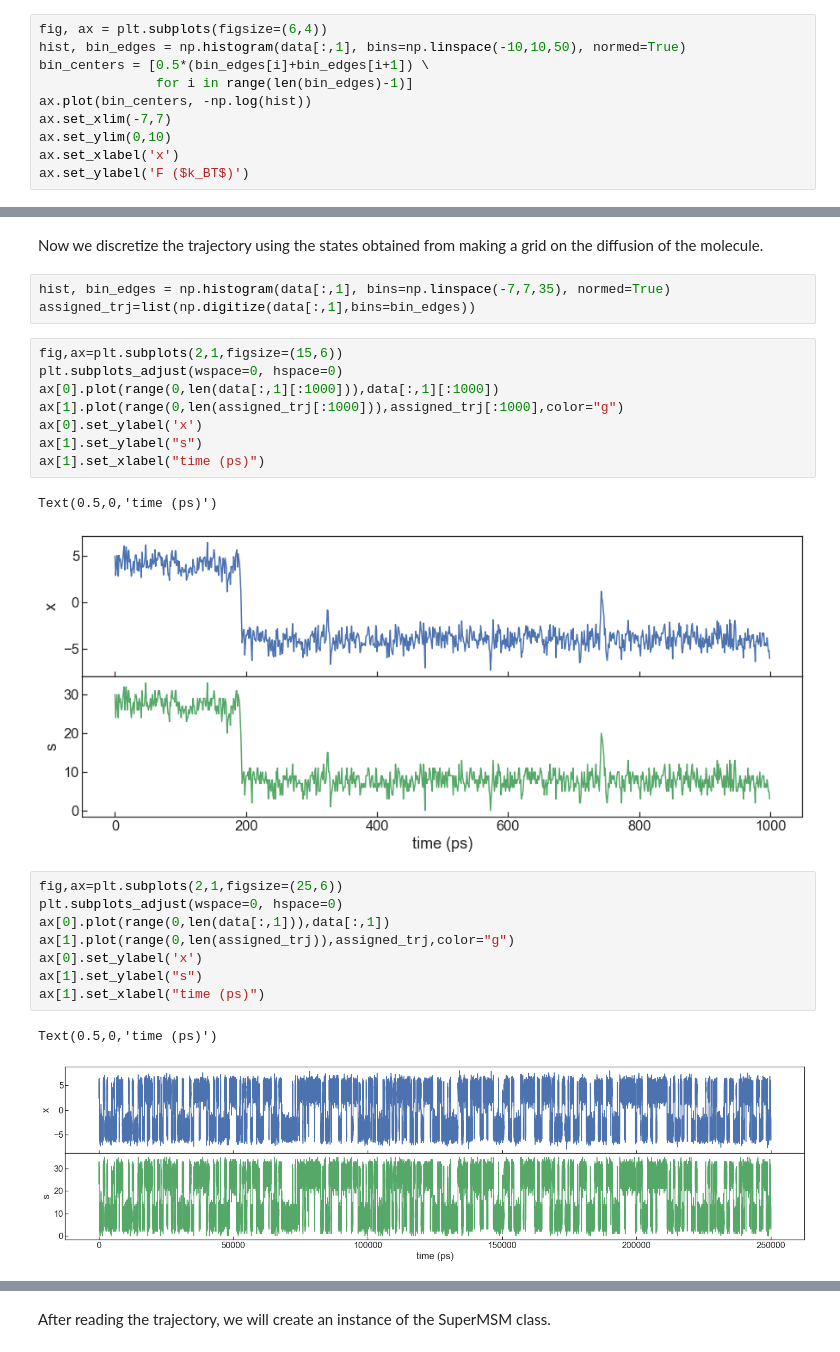
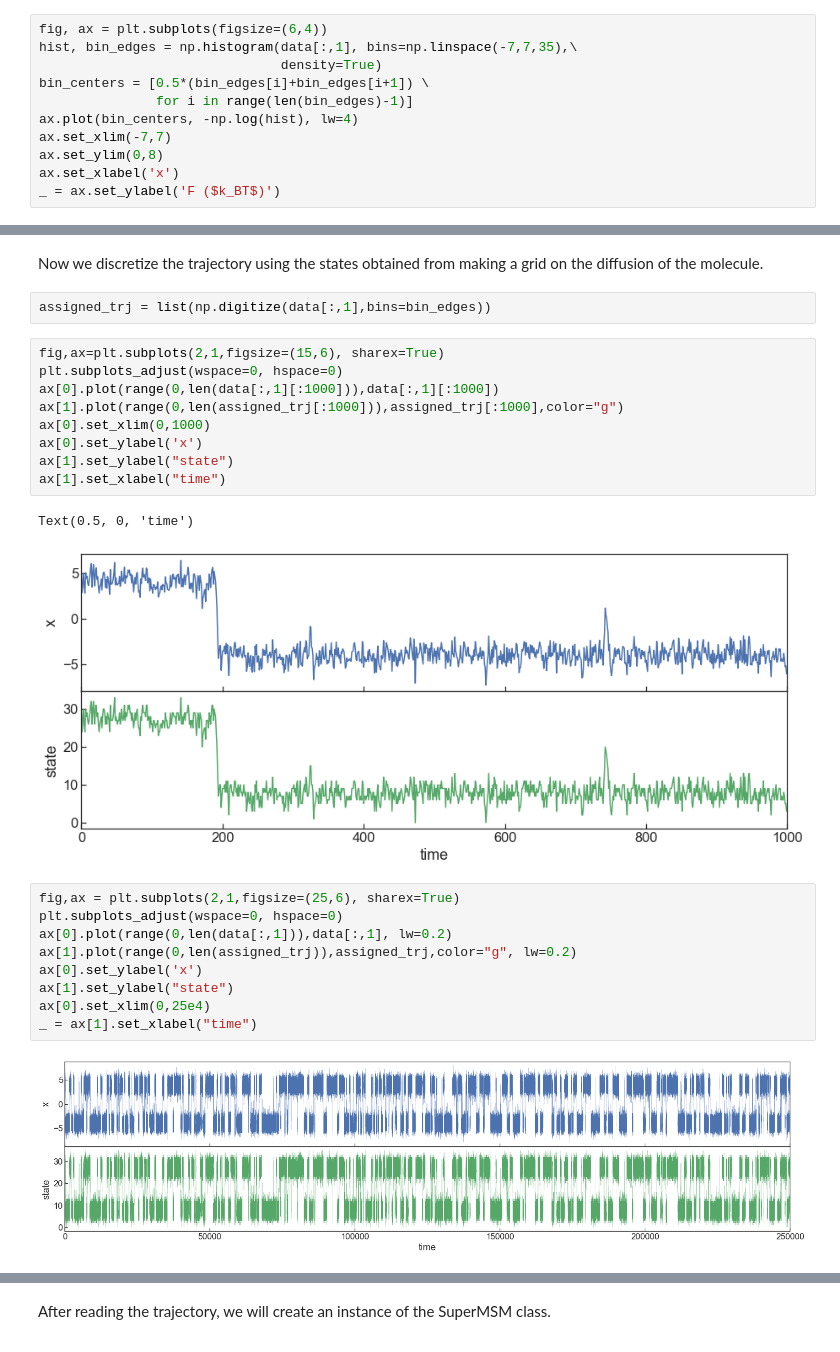
Before and after one commit to BioKT/MasterMSM, a Jupyter notebook: examples/brownian_dynamics_1D/1D_smFS_MSM.ipynb, the cells around one changed output, grey strips where cells are left out. Saved outputs shown, nothing was run; the diff lists cells and outputs as text.

```diff
--- a/examples/brownian_dynamics_1D/1D_smFS_MSM.ipynb
+++ b/examples/brownian_dynamics_1D/1D_smFS_MSM.ipynb
@@ -42,11 +40,12 @@ Text(0.5,0,'time (ps)')
 # %%
 fig, ax = plt.subplots(figsize=(6,4))
-hist, bin_edges = np.histogram(data[:,1], bins=np.linspace(-10,10,50), normed=True)
+hist, bin_edges = np.histogram(data[:,1], bins=np.linspace(-7,7,35),\
+                               density=True)
 bin_centers = [0.5*(bin_edges[i]+bin_edges[i+1]) \
                for i in range(len(bin_edges)-1)]
-ax.plot(bin_centers, -np.log(hist))
+ax.plot(bin_centers, -np.log(hist), lw=4)
 ax.set_xlim(-7,7)
-ax.set_ylim(0,10)
+ax.set_ylim(0,8)
 ax.set_xlabel('x')
-ax.set_ylabel('F ($k_BT$)')
+_ = ax.set_ylabel('F ($k_BT$)')
 # %% [output]
@@ -55,27 +53,27 @@ Text(0,0.5,'F ($k_BT$)')
 # %% [markdown]
 Now we discretize the trajectory using the states obtained from making a grid on the diffusion of the molecule.
 # %%
-hist, bin_edges = np.histogram(data[:,1], bins=np.linspace(-7,7,35), normed=True)
-assigned_trj=list(np.digitize(data[:,1],bins=bin_edges))
+assigned_trj = list(np.digitize(data[:,1],bins=bin_edges))
 # %%
-fig,ax=plt.subplots(2,1,figsize=(15,6))
+fig,ax=plt.subplots(2,1,figsize=(15,6), sharex=True)
 plt.subplots_adjust(wspace=0, hspace=0)
 ax[0].plot(range(0,len(data[:,1][:1000])),data[:,1][:1000])
 ax[1].plot(range(0,len(assigned_trj[:1000])),assigned_trj[:1000],color="g")
+ax[0].set_xlim(0,1000)
 ax[0].set_ylabel('x')
-ax[1].set_ylabel("s")
-ax[1].set_xlabel("time (ps)")
+ax[1].set_ylabel("state")
+ax[1].set_xlabel("time")
 # %% [output]
-Text(0.5,0,'time (ps)')
+Text(0.5, 0, 'time')
-[figure, old version]
+[figure, new version]
 # %%
-fig,ax=plt.subplots(2,1,figsize=(25,6))
+fig,ax = plt.subplots(2,1,figsize=(25,6), sharex=True)
 plt.subplots_adjust(wspace=0, hspace=0)
-ax[0].plot(range(0,len(data[:,1])),data[:,1])
-ax[1].plot(range(0,len(assigned_trj)),assigned_trj,color="g")
+ax[0].plot(range(0,len(data[:,1])),data[:,1], lw=0.2)
+ax[1].plot(range(0,len(assigned_trj)),assigned_trj,color="g", lw=0.2)
 ax[0].set_ylabel('x')
-ax[1].set_ylabel("s")
-ax[1].set_xlabel("time (ps)")
+ax[1].set_ylabel("state")
+ax[0].set_xlim(0,25e4)
+_ = ax[1].set_xlabel("time")
 # %% [output]
-Text(0.5,0,'time (ps)')
-[figure, old version]
+[figure, new version]
```
Also changed, not shown: parts of 12 cells of this notebook.
